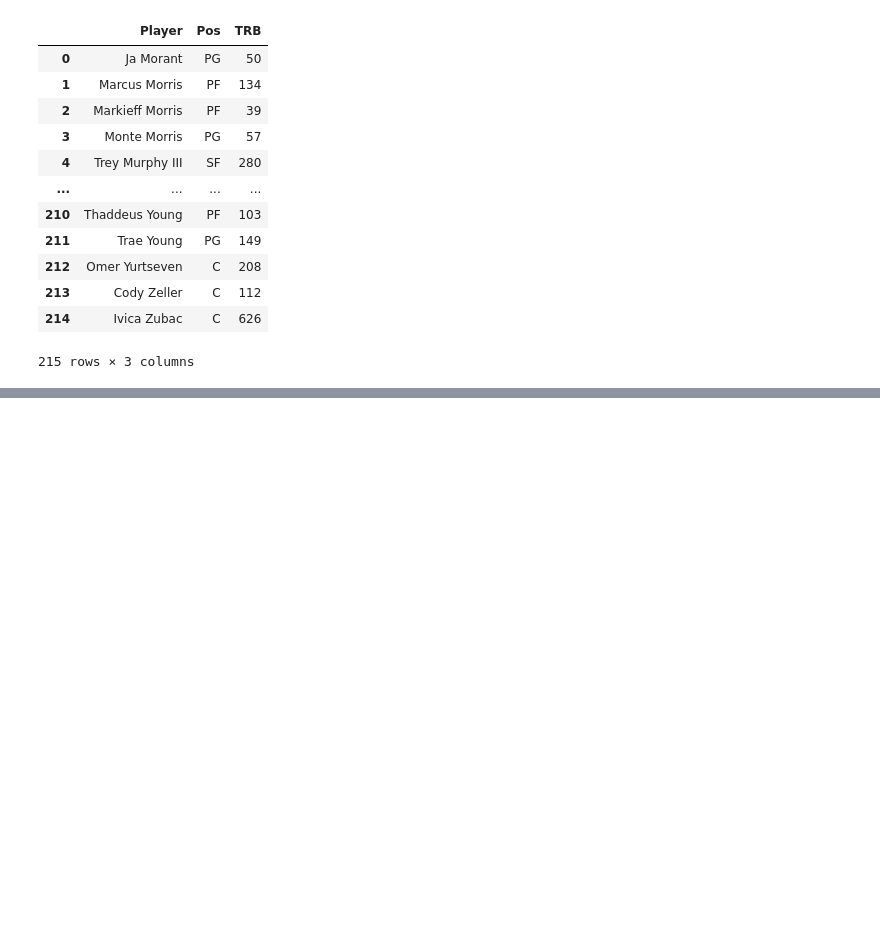
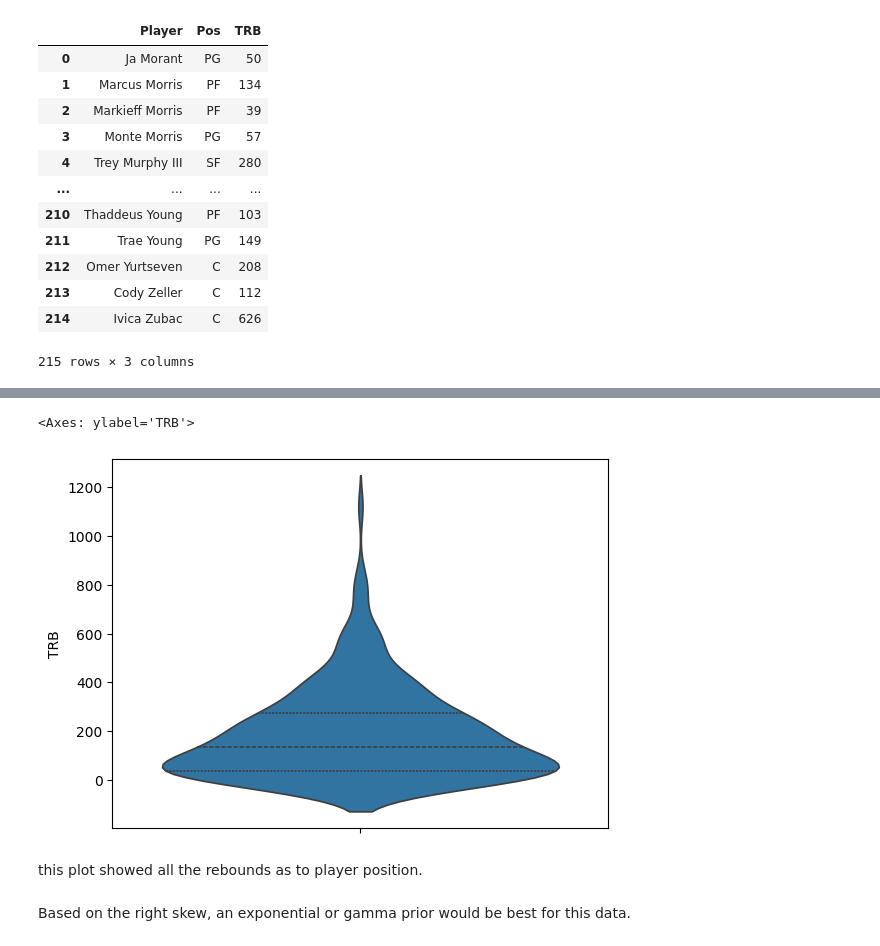
Before and after one commit to rumijay/Data-Science-2025, a Jupyter notebook: Rumi_Jawad_Unit4Project.ipynb, the cells around one changed output, grey strips where cells are left out. Saved outputs shown, nothing was run; the diff lists cells and outputs as text; code cells hidden in the pictures; blank space fills up the shorter version.

```diff
--- a/Rumi_Jawad_Unit4Project.ipynb
+++ b/Rumi_Jawad_Unit4Project.ipynb
@@ -112 +76,10 @@ dag_cs
+# %%
+sns.violinplot(cs_data.TRB,inner='quart')
+# %% [output]
+<Axes: ylabel='TRB'>
+[figure, added]
+# %% [markdown]
+this plot showed all the rebounds  as to player position.
+# %% [markdown]
+Based on the right skew, an exponential or gamma prior would be best for this data.
 # %%
```
Also changed, not shown: parts of 22 cells of this notebook.
